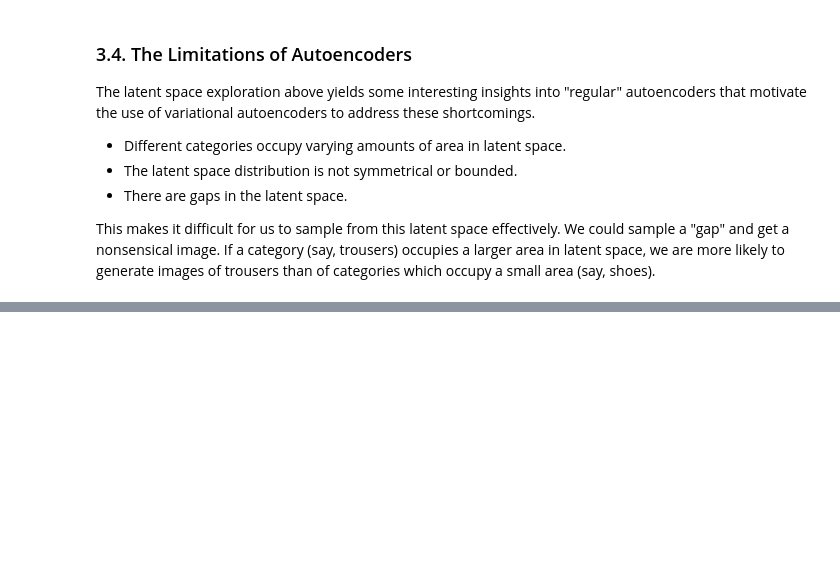
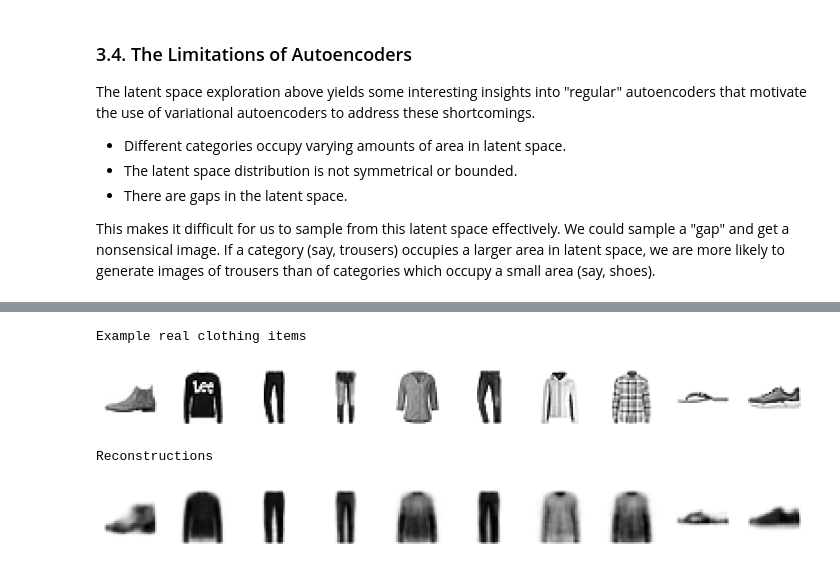
Before and after one commit to gjohl/gjohl.github.io, a Jupyter notebook: posts/ml/generative_deep_learning/lesson3/chapter3.ipynb, the cells around one changed output, grey strips where cells are left out. Drawn from its saved outputs; the diff is of its cells as text; code cells hidden in the pictures; blank space fills up the shorter version.

```diff
--- a/posts/ml/generative_deep_learning/lesson3/chapter3.ipynb
+++ b/posts/ml/generative_deep_learning/lesson3/chapter3.ipynb
@@ -511,0 +589,13 @@ It measures how much one probability distribution differs from another. We use i
+# %%
+# Decoder
+decoder_input = layers.Input(shape=(EMBEDDING_DIM,), name="decoder_input")
+x = layers.Dense(np.prod(shape_before_flattening))(decoder_input)
+x = layers.Reshape(shape_before_flattening)(x)
+x = layers.Conv2DTranspose(128, (3, 3), strides=2, activation="relu", padding="same")(x)
+x = layers.Conv2DTranspose(64, (3, 3), strides=2, activation="relu", padding="same")(x)
+x = layers.Conv2DTranspose(32, (3, 3), strides=2, activation="relu", padding="same")(x)
+
+decoder_output = layers.Conv2D(1, (3, 3), strides=1, activation="sigmoid", padding="same", name="decoder_output")(x)
+
+decoder = models.Model(decoder_input, decoder_output)
+decoder.summary()
@@ -511,0 +624,3 @@ It measures how much one probability distribution differs from another. We use i
+# %%
+EPOCHS = 5
+BETA = 500
@@ -511,0 +696,6 @@ It measures how much one probability distribution differs from another. We use i
+# %%
+vae = VAE(encoder, decoder)
+
+# optimizer = optimizers.Adam(learning_rate=0.0005)
+optimizer = tf.keras.optimizers.legacy.Adam(learning_rate=0.0005)
+vae.compile(optimizer=optimizer)
@@ -511,0 +705,8 @@ It measures how much one probability distribution differs from another. We use i
+# %%
+vae.fit(
+    x_train,
+    epochs=EPOCHS,
+    batch_size=BATCH_SIZE,
+    shuffle=True,
+    validation_data=(x_test, x_test),
+)
@@ -511,0 +730,17 @@ It measures how much one probability distribution differs from another. We use i
+# %%
+# Select a subset of the test set
+n_to_predict = 5000
+example_images = x_test[:n_to_predict]
+example_labels = y_test[:n_to_predict]
+
+# Create autoencoder predictions and display
+z_mean, z_log_var, reconstructions = vae.predict(example_images)
+print("Example real clothing items")
+plot_sample_images(example_images)
+print("Reconstructions")
+plot_sample_images(reconstructions)
+# %% [output]
+Example real clothing items
+[figure, added]
+Reconstructions
+[figure, added]
```
Also changed, not shown: parts of 22 cells of this notebook, 11 other files.
